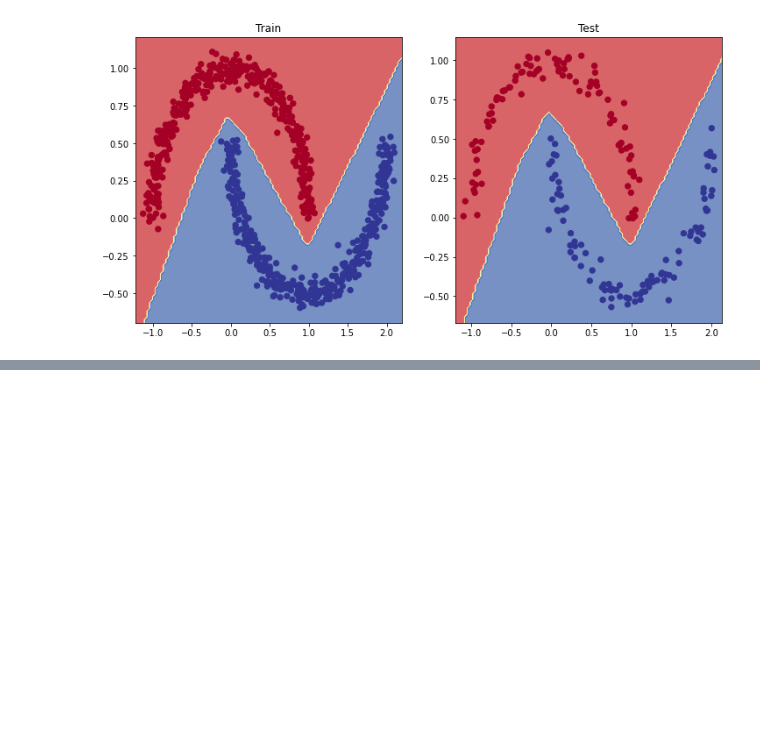
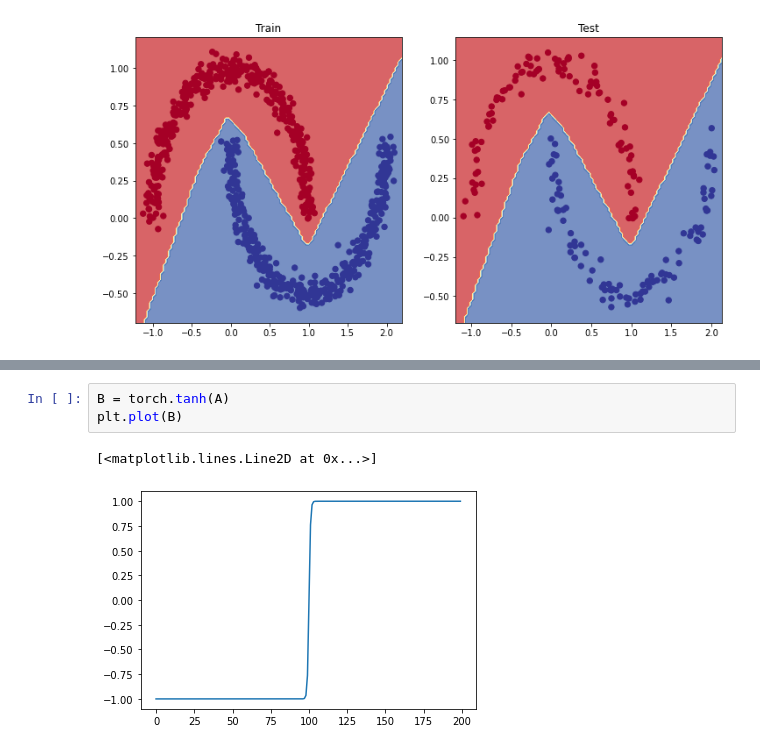
Before and after one commit to daspartho/learn-pytorch, a Jupyter notebook: classification.ipynb, the cells around one changed output, grey strips where cells are left out. Saved outputs shown, nothing was run; the diff lists cells and outputs as text; blank space fills up the shorter version.

Commit message:
replicate tanh

```diff
--- a/classification.ipynb
+++ b/classification.ipynb
@@ -466,0 +476,6 @@ plot_decision_boundary(model, X_test, y_test)
+# %%
+B = torch.tanh(A)
+plt.plot(B)
+# %% [output]
+[<matplotlib.lines.Line2D at 0x...>]
+[figure, added]
```
Also changed, not shown: parts of 3 cells of this notebook.
